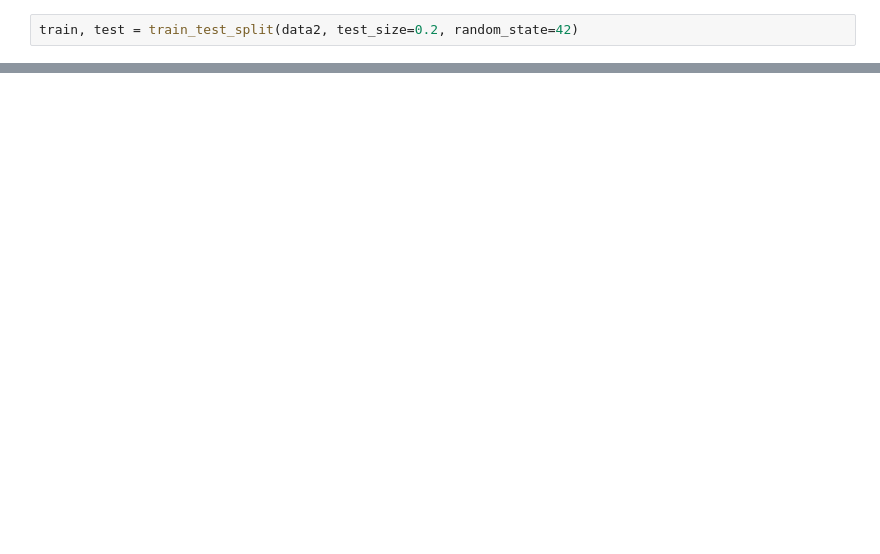
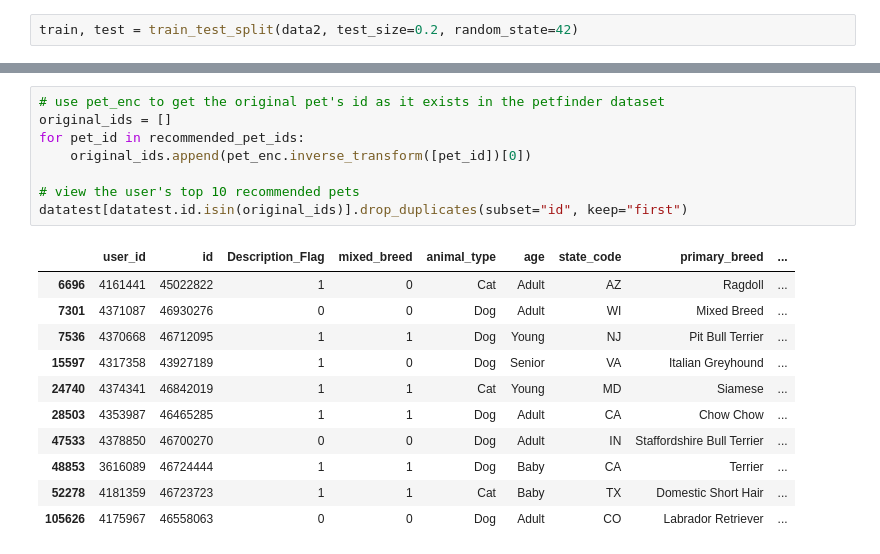
Before and after one commit to justinrichie/keras_recommendationengine, a Jupyter notebook: keras_recommendation.ipynb, the cells around one changed output, grey strips where cells are left out. Drawn from its saved outputs; the diff is of its cells as text; blank space fills up the shorter version.

```diff
--- a/keras_recommendation.ipynb
+++ b/keras_recommendation.ipynb
@@ -126,0 +252,20 @@ print(predictions[recommended_pet_ids])
+# %%
+# use pet_enc to get the original pet's id as it exists in the petfinder dataset
+original_ids = []
+for pet_id in recommended_pet_ids:
+    original_ids.append(pet_enc.inverse_transform([pet_id])[0])
+
+# view the user's top 10 recommended pets
+datatest[datatest.id.isin(original_ids)].drop_duplicates(subset="id", keep="first")
+# %% [output]
+|  | user_id | id | Description_Flag | mixed_breed | animal_type | age | state_code | primary_breed | ... |
+| 6696 | 4161441 | 45022822 | 1 | 0 | Cat | Adult | AZ | Ragdoll | ... |
+| 7301 | 4371087 | 46930276 | 0 | 0 | Dog | Adult | WI | Mixed Breed | ... |
+| 7536 | 4370668 | 46712095 | 1 | 1 | Dog | Young | NJ | Pit Bull Terrier | ... |
+| 15597 | 4317358 | 43927189 | 1 | 0 | Dog | Senior | VA | Italian Greyhound | ... |
+| 24740 | 4374341 | 46842019 | 1 | 1 | Cat | Young | MD | Siamese | ... |
+| 28503 | 4353987 | 46465285 | 1 | 1 | Dog | Adult | CA | Chow Chow | ... |
+| 47533 | 4378850 | 46700270 | 0 | 0 | Dog | Adult | IN | Staffordshire Bull Terrier | ... |
+| 48853 | 3616089 | 46724444 | 1 | 1 | Dog | Baby | CA | Terrier | ... |
+| 52278 | 4181359 | 46723723 | 1 | 1 | Cat | Baby | TX | Domestic Short Hair | ... |
+| 105626 | 4175967 | 46558063 | 0 | 0 | Dog | Adult | CO | Labrador Retriever | ... |
```
Also changed, not shown: parts of 13 cells of this notebook, 1 other file.
